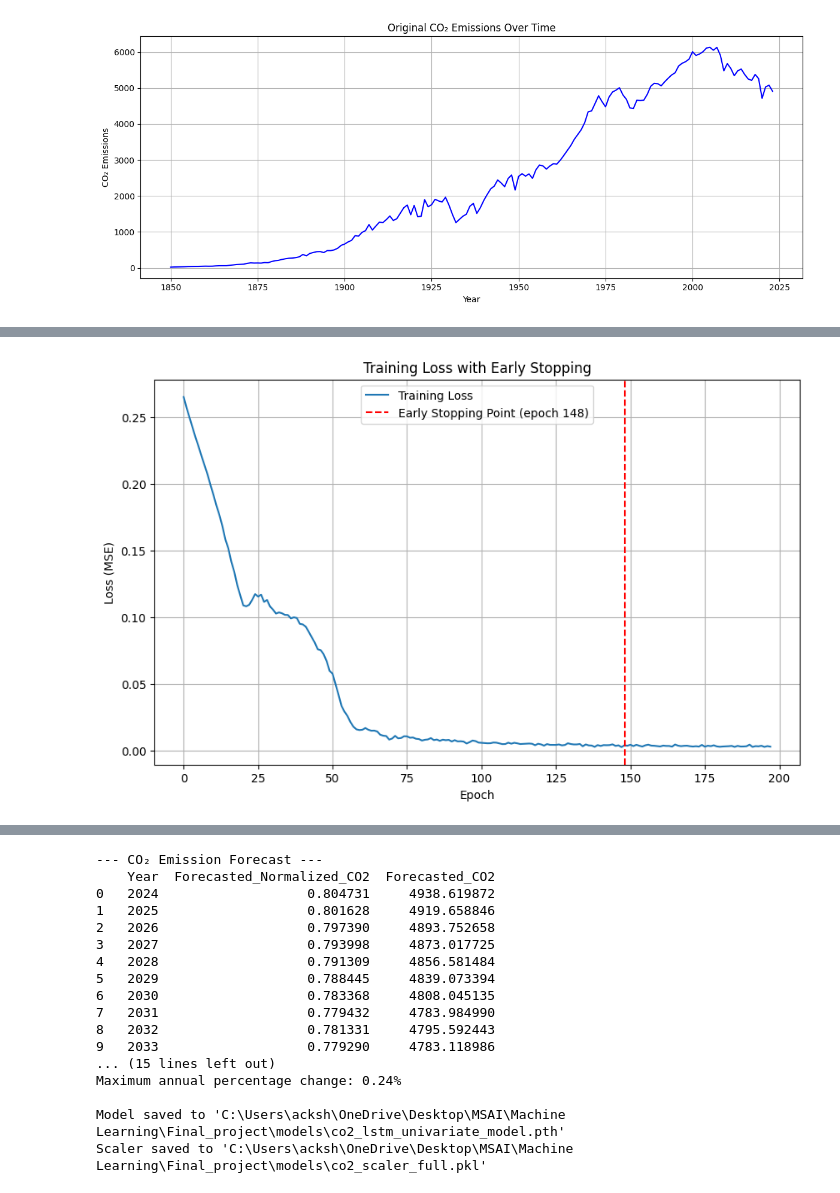
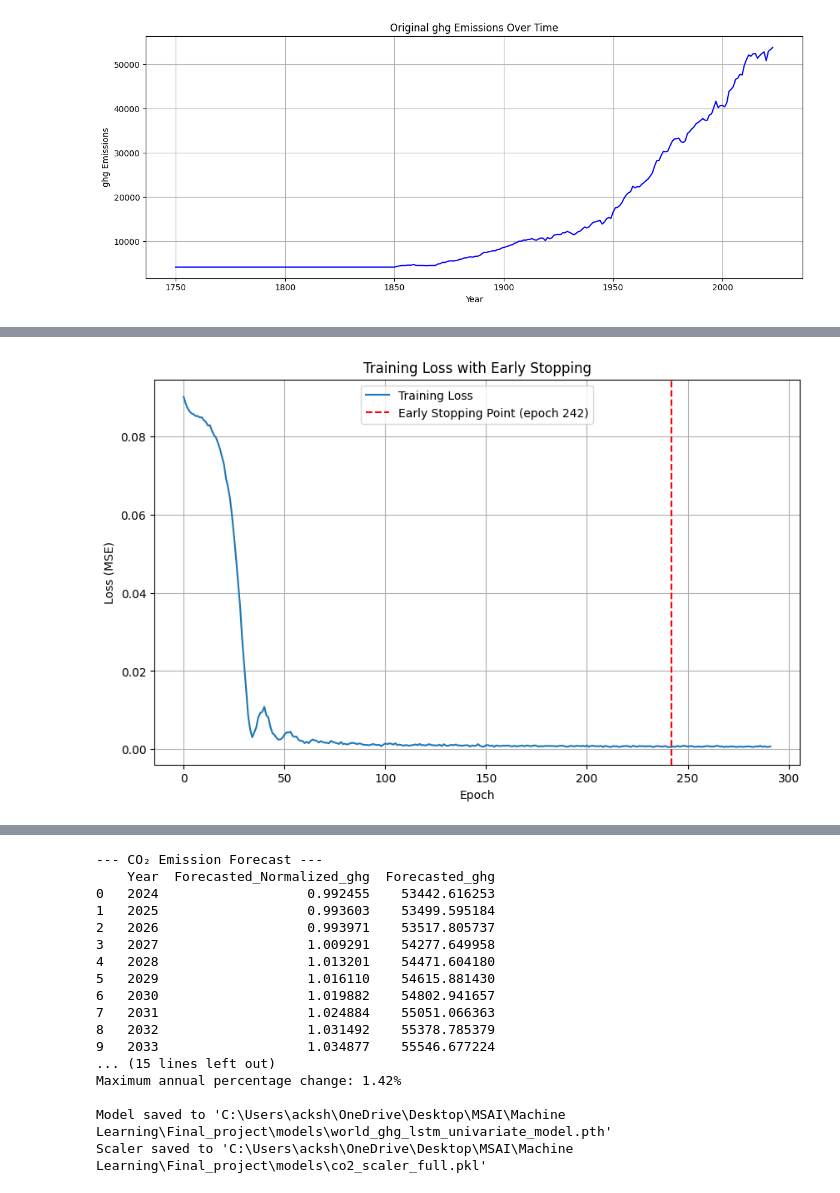
Before and after one commit to Ackshay206/Carbon_Emission_Trend_Forecast, a Jupyter notebook: notebooks/Forecasting_using_LSTM.IPYNB, the cells around one changed output, grey strips where cells are left out. Cells and saved outputs as stored; diff of their text form; code cells hidden in the pictures.

```diff
--- a/notebooks/Forecasting_using_LSTM.IPYNB
+++ b/notebooks/Forecasting_using_LSTM.IPYNB
@@ -97,7 +113,7 @@ class GRUModel(nn.Module):
 # %%
 def preprocess_data(df):
     # Use raw CO2 values
-    co2_data = df['co2'].values
+    co2_data = df['total_ghg'].values
 
     # Normalize the data using MinMaxScaler
     scaler = MinMaxScaler()
@@ -117,8 +133,8 @@ def train_model_with_early_stopping(X, y, device, patience=40):
     # Initialize model
     model = LSTMModel(
         input_size=1,  # Single feature (past CO2 values)
-        hidden_size=32,
-        num_layers=3,
+        hidden_size=64,
+        num_layers=2,
         dropout=0.2
     ).to(device)
 
@@ -226,7 +242,7 @@ def forecast_future(model, X, df, scaler, forecast_years=10, device='cpu'):
     # Filter for only last 20 years of historical data
     last_20_years_mask = df['year'] >= (last_year - 20 + 1)
     historical_years = df.loc[last_20_years_mask, 'year']
-    historical_co2 = df.loc[last_20_years_mask, 'co2']
+    historical_co2 = df.loc[last_20_years_mask, 'total_ghg']
 
     # Also get the normalized historical CO2 for consistent plotting
     historical_co2_normalized = scaler.transform(historical_co2.values.reshape(-1, 1)).flatten()
@@ -247,21 +263,21 @@ def forecast_future(model, X, df, scaler, forecast_years=10, device='cpu'):
 
     # Normalized scale plot
     plt.subplot(2, 1, 1)
-    plt.plot(historical_years, historical_co2_normalized, label='Historical CO₂ (normalized)', color='blue')
-    plt.plot(future_years, forecasted, label='Forecasted CO₂ (normalized)', color='red', linestyle='--', marker='o')
-    plt.title('Historical (Last 20 Years) and Forecasted CO₂ Emissions (normalized scale)')
+    plt.plot(historical_years, historical_co2_normalized, label='Historical GHG (normalized)', color='blue')
+    plt.plot(future_years, forecasted, label='Forecasted GHG (normalized)', color='red', linestyle='--', marker='o')
+    plt.title('Historical (Last 20 Years) and Forecasted GHG Emissions (normalized scale)')
     plt.xlabel('Year')
-    plt.ylabel('Normalized CO₂')
+    plt.ylabel('Normalized GHG')
     plt.grid(True)
     plt.legend()
 
     # Original scale plot
     plt.subplot(2, 1, 2)
-    plt.plot(historical_years, historical_co2, label='Historical CO₂', color='blue')
-    plt.plot(future_years, forecasted_co2, label='Forecasted CO₂', color='red', linestyle='--', marker='o')
-    plt.title('Historical (Last 20 Years) and Forecasted CO₂ Emissions (original scale)')
+    plt.plot(historical_years, historical_co2, label='Historical GHG', color='blue')
+    plt.plot(future_years, forecasted_co2, label='Forecasted GHG', color='red', linestyle='--', marker='o')
+    plt.title('Historical (Last 20 Years) and Forecasted GHG Emissions (original scale)')
     plt.xlabel('Year')
-    plt.ylabel('CO₂ Emissions')
+    plt.ylabel('GHG Emissions')
     plt.grid(True)
     plt.legend()
 
@@ -272,11 +288,11 @@ def forecast_future(model, X, df, scaler, forecast_years=10, device='cpu'):
     # Create a dataframe with yearly forecasts and changes
     forecast_df = pd.DataFrame({
         'Year': future_years,
-        'Forecasted_CO2': forecasted_co2,
+        'Forecasted_GHG': forecasted_co2,
     })
 
     # Add percentage change column (will be NaN for first row)
-    forecast_df['Percentage_Change'] = forecast_df['Forecasted_CO2'].pct_change() * 100
+    forecast_df['Percentage_Change'] = forecast_df['Forecasted_GHG'].pct_change() * 100
 
 
 
@@ -297,14 +308,14 @@ df['co2'].isnull().sum()
 # %%
 torch.cuda.empty_cache()
-file_path = r"C:\Users\acksh\OneDrive\Desktop\MSAI\Machine Learning\Final_project\data\processed_data\United_States.csv"
+file_path = r"C:\Users\acksh\OneDrive\Desktop\MSAI\Machine Learning\Final_project\data\processed_data\World.csv"
 df = pd.read_csv(file_path)
 
 # Plot original CO2 data
 plt.figure(figsize=(12, 5))
-plt.plot(df['year'], df['co2'], label='Original CO₂', color='blue')
-plt.title("Original CO₂ Emissions Over Time")
+plt.plot(df['year'], df['total_ghg'], label='Original CO₂', color='blue')
+plt.title("Original ghg Emissions Over Time")
 plt.xlabel("Year")
-plt.ylabel("CO₂ Emissions")
+plt.ylabel("ghg Emissions")
 plt.grid(True)
 plt.tight_layout()
 plt.show()
@@ -313,7 +324,7 @@ plt.show()
 data, scaler = preprocess_data(df)
 
 # Create sequences
-sequence_length = 10
+sequence_length = 5
 X, y = create_sequences(data, sequence_length)
 print(f"X shape: {X.shape}, y shape: {y.shape}")
 
@@ -326,34 +337,34 @@ model, best_loss = train_model_with_early_stopping(X, y, device, patience=50)
 print(f"Training complete! Best loss: {best_loss:.6f}")
 
 # Forecast future values
 forecasted_norm, forecasted_co2, future_years ,metrics= forecast_future(
     model, X, df, scaler,forecast_years=20, device=device)
 
 # Print forecast results in a table
 forecast_df = pd.DataFrame({
     'Year': future_years,
-    'Forecasted_Normalized_CO2': forecasted_norm,
-    'Forecasted_CO2': forecasted_co2
+    'Forecasted_Normalized_ghg': forecasted_norm,
+    'Forecasted_ghg': forecasted_co2
 })
 print("\n--- CO₂ Emission Forecast ---")
 print(forecast_df)
 
 # Print summary of metrics again for clarity
 print("\n--- Summary of Forecasted CO2 Emission Changes ---")
 print(f"Average annual percentage change: {metrics['avg_annual_pct_change']:.2f}%")
 print(f"Total percentage change over forecast period: {metrics['total_pct_change']:.2f}%")
 print(f"Minimum annual percentage change: {metrics['min_annual_pct_change']:.2f}%")
 print(f"Maximum annual percentage change: {metrics['max_annual_pct_change']:.2f}%")
 
 # Save the model and scaler
-model_path = r'C:\Users\acksh\OneDrive\Desktop\MSAI\Machine Learning\Final_project\models\co2_lstm_univariate_model.pth'
+model_path = r'C:\Users\acksh\OneDrive\Desktop\MSAI\Machine Learning\Final_project\models\world_ghg_lstm_univariate_model.pth'
 scaler_path = r'C:\Users\acksh\OneDrive\Desktop\MSAI\Machine Learning\Final_project\models\co2_scaler_full.pkl'
 
 torch.save(model.state_dict(), model_path)
 with open(scaler_path, 'wb') as f:
     pickle.dump(scaler, f)
 
 print(f"\nModel saved to '{model_path}'")
 print(f"Scaler saved to '{scaler_path}'")
 # %% [output]
-[figure, old version]
+[figure, new version]
@@ -377 +388 @@ Best loss: 0.002858
-[figure, old version]
+[figure, new version]
@@ -380,19 +391,19 @@ Training complete! Best loss: 0.002858
 --- CO₂ Emission Forecast ---
-    Year  Forecasted_Normalized_CO2  Forecasted_CO2
-0   2024                   0.804731     4938.619872
-1   2025                   0.801628     4919.658846
-2   2026                   0.797390     4893.752658
-3   2027                   0.793998     4873.017725
-4   2028                   0.791309     4856.581484
-5   2029                   0.788445     4839.073394
-6   2030                   0.783368     4808.045135
-7   2031                   0.779432     4783.984990
-8   2032                   0.781331     4795.592443
-9   2033                   0.779290     4783.118986
+    Year  Forecasted_Normalized_ghg  Forecasted_ghg
+0   2024                   0.992455    53442.616253
+1   2025                   0.993603    53499.595184
+2   2026                   0.993971    53517.805737
+3   2027                   1.009291    54277.649958
+4   2028                   1.013201    54471.604180
+5   2029                   1.016110    54615.881430
+6   2030                   1.019882    54802.941657
+7   2031                   1.024884    55051.066363
+8   2032                   1.031492    55378.785379
+9   2033                   1.034877    55546.677224
 ... (15 lines left out)
-Maximum annual percentage change: 0.24%
+Maximum annual percentage change: 1.42%
 
-Model saved to 'C:\Users\acksh\OneDrive\Desktop\MSAI\Machine Learning\Final_project\models\co2_lstm_univariate_model.pth'
+Model saved to 'C:\Users\acksh\OneDrive\Desktop\MSAI\Machine Learning\Final_project\models\world_ghg_lstm_univariate_model.pth'
 Scaler saved to 'C:\Users\acksh\OneDrive\Desktop\MSAI\Machine Learning\Final_project\models\co2_scaler_full.pkl'
 # %%
 def split_data(df, test_ratio=0.05):
```
Also changed, not shown: parts of 13 cells of this notebook, 14 other files.
